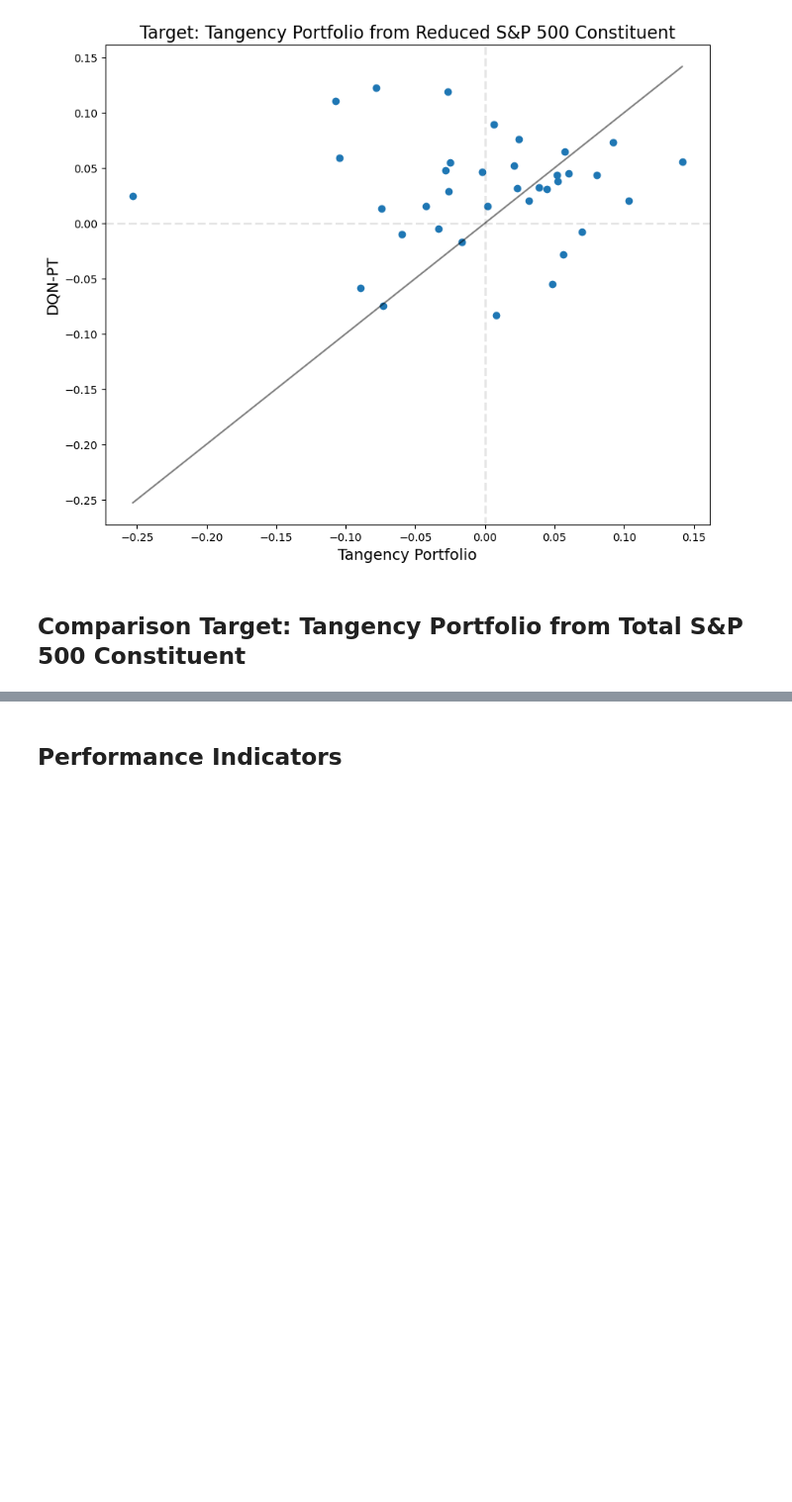
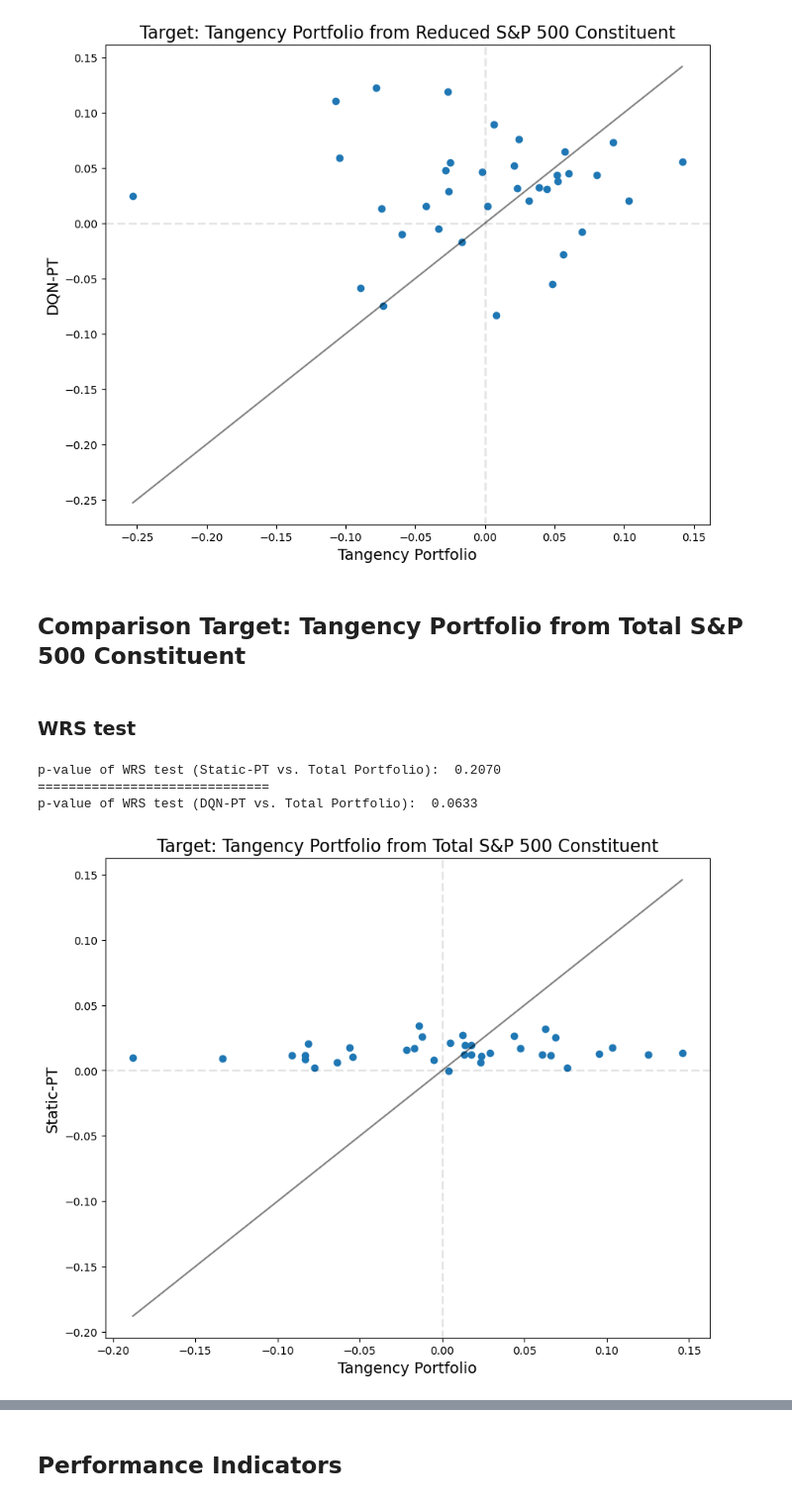
Before and after one commit to DanielHYLai/pairs-trading-with-reinforcement-learning, a Jupyter notebook: pairs-selection/comparison_oos_pairs_reduced.ipynb, the cells around one changed output, grey strips where cells are left out. Shown at 99% size. Cells and saved outputs as stored; diff of their text form; code cells hidden in the pictures; blank space fills up the shorter version.

```diff
--- a/pairs-selection/comparison_oos_pairs_reduced.ipynb
+++ b/pairs-selection/comparison_oos_pairs_reduced.ipynb
@@ -1078,0 +1089,54 @@ test_append_total = pd.concat(append_value_total, ignore_index=True)
+# %%
+temp = test_append_total[test_append_total["Ticker"] == tickers_total[0]]
+temp["weighted_logrtn"] = test_append_total_returns
+
+portfolio_result_total_BandH = []
+
+for year in temp["Year"].unique():
+    for month in temp["Month"].unique():
+        mask_table = temp[(temp["Year"] == year) & (temp["Month"] == month)]
+        portfolio_result_total_BandH.append(mask_table["weighted_logrtn"].sum())
+# %% [markdown]
+### WRS test
+# %%
+statistic, pvalue = wilcoxon(
+    static_pt_median, portfolio_result_total_BandH, alternative="greater"
+)
+print(f"p-value of WRS test (Static-PT vs. Total Portfolio): {pvalue: .4f}")
+
+print("=" * 30)
+
+statistic, pvalue = wilcoxon(
+    dqn_pt_reward, portfolio_result_total_BandH, alternative="greater"
+)
+print(f"p-value of WRS test (DQN-PT vs. Total Portfolio): {pvalue: .4f}")
+# %% [output]
+p-value of WRS test (Static-PT vs. Total Portfolio):  0.2070
+==============================
+p-value of WRS test (DQN-PT vs. Total Portfolio):  0.0633
+# %%
+plt.figure(figsize=(10, 8))
+plt.scatter(portfolio_result_total_BandH, static_pt_median)
+plt.plot(
+    np.linspace(
+        min(min(portfolio_result_total_BandH), min(static_pt_median)),
+        max(max(portfolio_result_total_BandH), max(static_pt_median)),
+        200,
+    ),
+    np.linspace(
+        min(min(portfolio_result_total_BandH), min(static_pt_median)),
+        max(max(portfolio_result_total_BandH), max(static_pt_median)),
+        200,
+    ),
+    color="black",
+    alpha=0.5,
+)
+plt.axhline(y=0, color="black", linestyle="--", linewidth=2, alpha=0.1)
+plt.axvline(x=0, color="black", linestyle="--", linewidth=2, alpha=0.1)
+plt.xlabel("Tangency Portfolio", fontsize=14)
+plt.ylabel("Static-PT", fontsize=14)
+plt.title("Target: Tangency Portfolio from Total S&P 500 Constituent", fontsize=16)
+plt.savefig(f"{path}/port_total_vs_StaticPT_WRS.png", dpi=300, bbox_inches="tight")
+plt.show()
+# %% [output]
+[figure, added]
```
Also changed, not shown: parts of 19 cells of this notebook, 1 other file.
